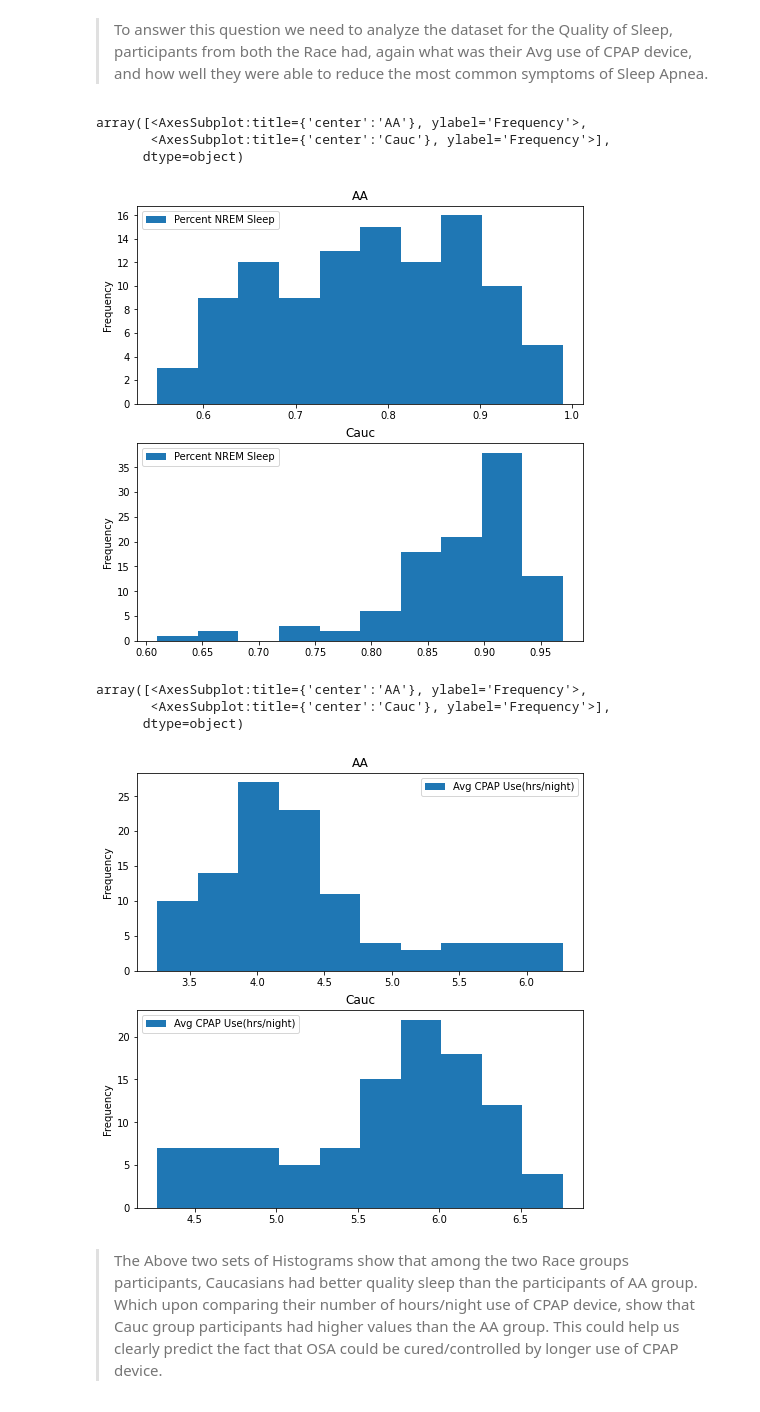
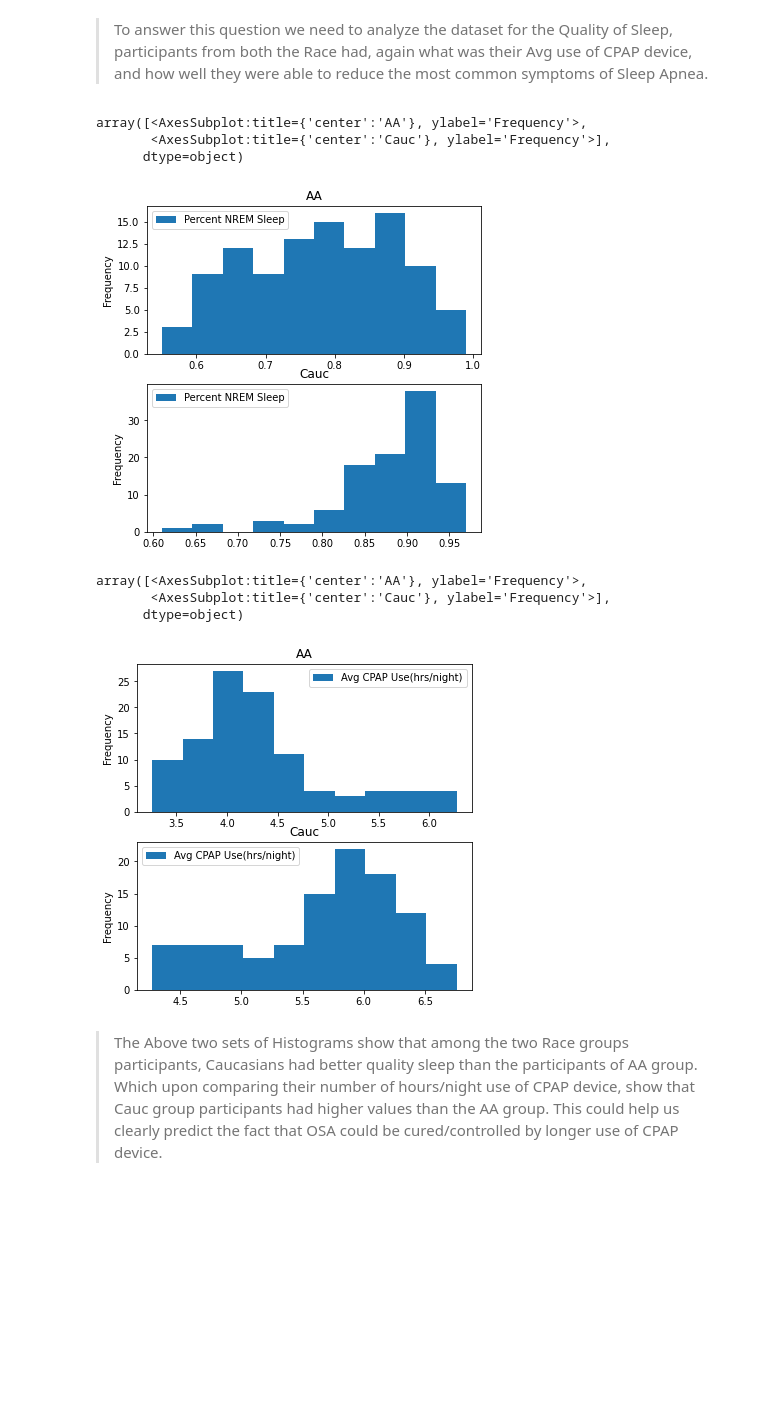
Before and after one commit to ashwinibhatt85/sleepapneastudy, a Jupyter notebook: sleepapneaanalysis2022.ipynb, the cells around one changed output. Drawn from its saved outputs; the diff is of its cells as text; code cells hidden in the pictures; blank space fills up the shorter version.

```diff
--- a/sleepapneaanalysis2022.ipynb
+++ b/sleepapneaanalysis2022.ipynb
@@ -654,20 +653,20 @@ Question 3:  Can it be cured or even controlled over time by proper therapy(CPAP
 > To answer this question we need to analyze the dataset for the Quality of Sleep, participants from both the Race had, again what was their Avg use of CPAP device, and how well they were able to reduce the most common symptoms of Sleep Apnea.
 # %%
 #"Race", "Percent NREM Sleep"
-df.plot.hist(column=["Percent NREM Sleep"],by="Race", figsize=(8,8))
+df.plot.hist(column=["Percent NREM Sleep"],by="Race", figsize=(6,6))
 # %% [output]
 array([<AxesSubplot:title={'center':'AA'}, ylabel='Frequency'>,
        <AxesSubplot:title={'center':'Cauc'}, ylabel='Frequency'>],
       dtype=object)
-[figure, old version]
+[figure, new version]
 # %%
 #"Race", "Avg CPAP Use(hrs/night)"
-df.plot.hist(column=["Avg CPAP Use(hrs/night)"],by="Race", figsize=(8,8))
+df.plot.hist(column=["Avg CPAP Use(hrs/night)"],by="Race", figsize=(6,6))
 # %% [output]
 array([<AxesSubplot:title={'center':'AA'}, ylabel='Frequency'>,
        <AxesSubplot:title={'center':'Cauc'}, ylabel='Frequency'>],
       dtype=object)
-[figure, old version]
+[figure, new version]
 # %% [markdown]
 > The Above two sets of Histograms show that among the two Race groups participants, Caucasians had better quality sleep than the participants of AA group. Which upon comparing their number of hours/night use of CPAP device, show that Cauc group participants had higher values than the AA group. This could help us clearly predict the fact that OSA could be cured/controlled by longer use of CPAP device.
 # %%
```
Also changed, not shown: parts of 8 cells of this notebook.
